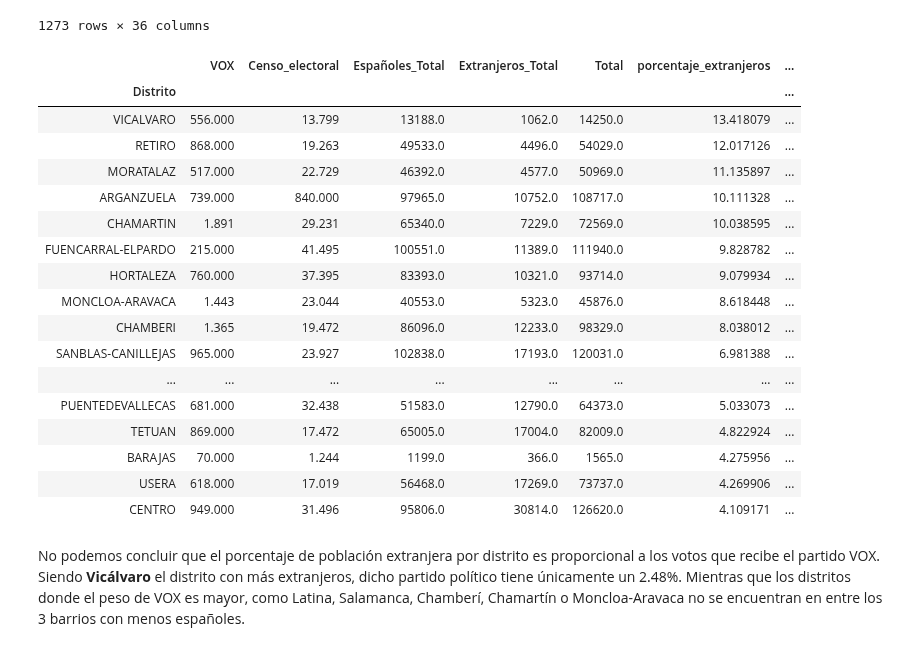
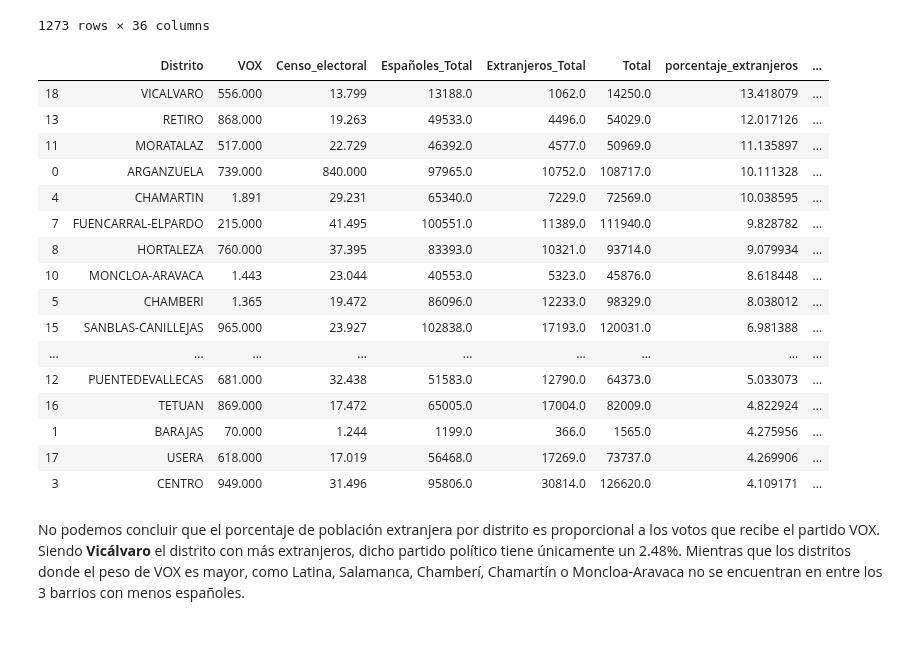
Before and after one commit to InmaLatorre/G3_ProyectoPython, a Jupyter notebook: main_Inma.ipynb, the cells around one changed output. Cells and saved outputs as stored; diff of their text form; code cells hidden in the pictures.

```diff
--- a/main_Inma.ipynb
+++ b/main_Inma.ipynb
@@ -116,37 +116,36 @@ datos_votantes
 # %%
 # Extraigo votantes de VOX
 datos_vox = datos_votantes[['Distrito', 'Censo_electoral', 'Abstención', 'Votos_nulos', 'Votos_blancos','VOX','Españoles_Total', 'Extranjeros_Total','Total']]
 
-# Agrupo por distritos y calcvulo el porcentaje de extranjeros y votantes VOX
+# Agrupo por distritos y calculo el porcentaje de extranjeros y votantes VOX
 datos_vox2 = datos_vox.groupby('Distrito').agg(
-    {'VOX': 'max', 'Censo_electoral': 'max', 'Españoles_Total': 'sum', 'Extranjeros_Total': 'sum', 'Total': 'sum'})
+    {'VOX': 'max', 'Censo_electoral': 'max', 'Españoles_Total': 'sum', 'Extranjeros_Total': 'sum', 'Total': 'sum'}).reset_index()
 
 datos_vox3 = datos_vox2.assign(
     porcentaje_extranjeros = datos_vox2.Total / datos_vox2.Extranjeros_Total,
     porcentaje_vox = datos_vox2.Censo_electoral / datos_vox2.VOX)
 
 datos_vox3
 
 datos_vox3.sort_values(['porcentaje_extranjeros'], ascending=False)
 # %% [output]
-|  | VOX | Censo_electoral | Españoles_Total | Extranjeros_Total | Total | porcentaje_extranjeros | ... |
-| Distrito |  |  |  |  |  |  | ... |
-| VICALVARO | 556.000 | 13.799 | 13188.0 | 1062.0 | 14250.0 | 13.418079 | ... |
-| RETIRO | 868.000 | 19.263 | 49533.0 | 4496.0 | 54029.0 | 12.017126 | ... |
-| MORATALAZ | 517.000 | 22.729 | 46392.0 | 4577.0 | 50969.0 | 11.135897 | ... |
-| ARGANZUELA | 739.000 | 840.000 | 97965.0 | 10752.0 | 108717.0 | 10.111328 | ... |
-| CHAMARTIN | 1.891 | 29.231 | 65340.0 | 7229.0 | 72569.0 | 10.038595 | ... |
-| FUENCARRAL-ELPARDO | 215.000 | 41.495 | 100551.0 | 11389.0 | 111940.0 | 9.828782 | ... |
-| HORTALEZA | 760.000 | 37.395 | 83393.0 | 10321.0 | 93714.0 | 9.079934 | ... |
-| MONCLOA-ARAVACA | 1.443 | 23.044 | 40553.0 | 5323.0 | 45876.0 | 8.618448 | ... |
-| CHAMBERI | 1.365 | 19.472 | 86096.0 | 12233.0 | 98329.0 | 8.038012 | ... |
-| SANBLAS-CANILLEJAS | 965.000 | 23.927 | 102838.0 | 17193.0 | 120031.0 | 6.981388 | ... |
-| ... | ... | ... | ... | ... | ... | ... | ... |
-| PUENTEDEVALLECAS | 681.000 | 32.438 | 51583.0 | 12790.0 | 64373.0 | 5.033073 | ... |
-| TETUAN | 869.000 | 17.472 | 65005.0 | 17004.0 | 82009.0 | 4.822924 | ... |
-| BARAJAS | 70.000 | 1.244 | 1199.0 | 366.0 | 1565.0 | 4.275956 | ... |
-| USERA | 618.000 | 17.019 | 56468.0 | 17269.0 | 73737.0 | 4.269906 | ... |
-| CENTRO | 949.000 | 31.496 | 95806.0 | 30814.0 | 126620.0 | 4.109171 | ... |
+|  | Distrito | VOX | Censo_electoral | Españoles_Total | Extranjeros_Total | Total | porcentaje_extranjeros | ... |
+| 18 | VICALVARO | 556.000 | 13.799 | 13188.0 | 1062.0 | 14250.0 | 13.418079 | ... |
+| 13 | RETIRO | 868.000 | 19.263 | 49533.0 | 4496.0 | 54029.0 | 12.017126 | ... |
+| 11 | MORATALAZ | 517.000 | 22.729 | 46392.0 | 4577.0 | 50969.0 | 11.135897 | ... |
+| 0 | ARGANZUELA | 739.000 | 840.000 | 97965.0 | 10752.0 | 108717.0 | 10.111328 | ... |
+| 4 | CHAMARTIN | 1.891 | 29.231 | 65340.0 | 7229.0 | 72569.0 | 10.038595 | ... |
+| 7 | FUENCARRAL-ELPARDO | 215.000 | 41.495 | 100551.0 | 11389.0 | 111940.0 | 9.828782 | ... |
+| 8 | HORTALEZA | 760.000 | 37.395 | 83393.0 | 10321.0 | 93714.0 | 9.079934 | ... |
+| 10 | MONCLOA-ARAVACA | 1.443 | 23.044 | 40553.0 | 5323.0 | 45876.0 | 8.618448 | ... |
+| 5 | CHAMBERI | 1.365 | 19.472 | 86096.0 | 12233.0 | 98329.0 | 8.038012 | ... |
+| 15 | SANBLAS-CANILLEJAS | 965.000 | 23.927 | 102838.0 | 17193.0 | 120031.0 | 6.981388 | ... |
+| ... | ... | ... | ... | ... | ... | ... | ... | ... |
+| 12 | PUENTEDEVALLECAS | 681.000 | 32.438 | 51583.0 | 12790.0 | 64373.0 | 5.033073 | ... |
+| 16 | TETUAN | 869.000 | 17.472 | 65005.0 | 17004.0 | 82009.0 | 4.822924 | ... |
+| 1 | BARAJAS | 70.000 | 1.244 | 1199.0 | 366.0 | 1565.0 | 4.275956 | ... |
+| 17 | USERA | 618.000 | 17.019 | 56468.0 | 17269.0 | 73737.0 | 4.269906 | ... |
+| 3 | CENTRO | 949.000 | 31.496 | 95806.0 | 30814.0 | 126620.0 | 4.109171 | ... |
 # %% [markdown]
 No podemos concluir que el porcentaje de población extranjera por distrito es proporcional a los votos que recibe el partido VOX.
 Siendo **Vicálvaro** el distrito con más extranjeros, dicho partido político tiene únicamente un 2.48%. Mientras que los distritos donde el peso de VOX es mayor, como Latina, Salamanca, Chamberí, Chamartín o Moncloa-Aravaca no se encuentran en entre los 3 barrios con menos españoles.
```
Also changed, not shown: parts of 10 cells of this notebook, 2 other files.
